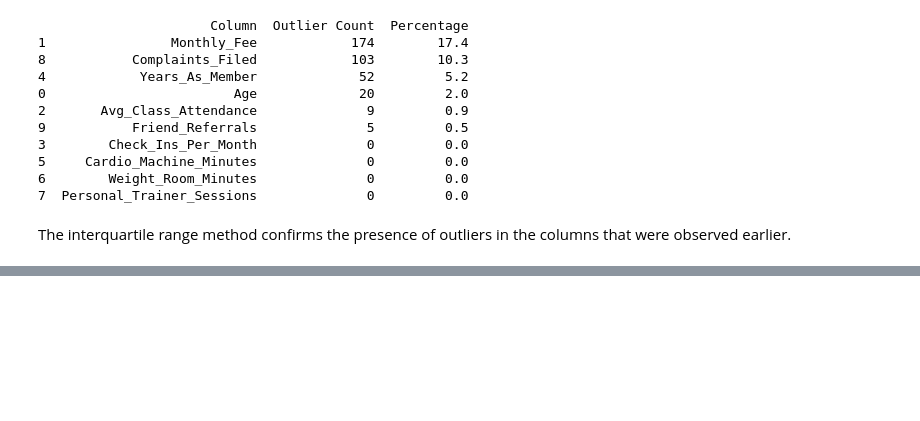
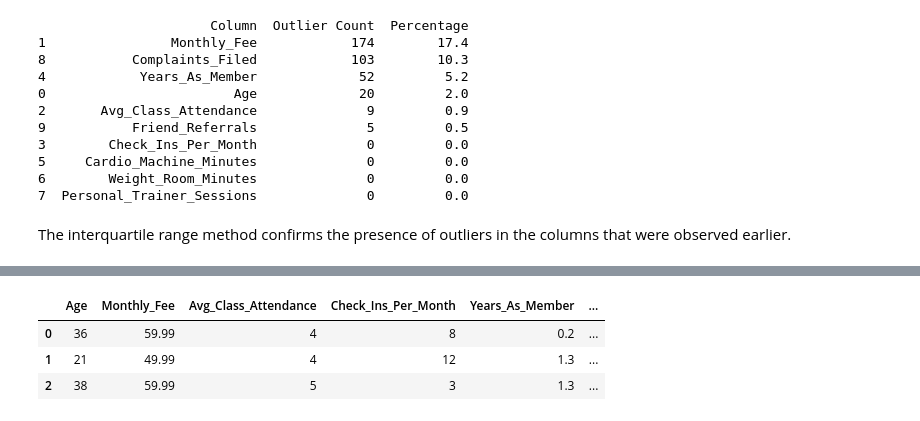
Before and after one commit to Tietaar/Gym-Churn-Project, a Jupyter notebook: notebook.ipynb, the cells around one changed output, grey strips where cells are left out. Saved outputs shown, nothing was run; the diff lists cells and outputs as text; code cells hidden in the pictures; blank space fills up the shorter version.

```diff
--- a/notebook.ipynb
+++ b/notebook.ipynb
@@ -737 +760,6 @@ df_clean["Age"].fillna(median_age, inplace=True)
 # %%
+#encode target variable using labelencoder
+
+target_encoder = LabelEncoder()
+
+df_clean['Subscription_Status'] = target_encoder.fit_transform(df_clean['Subscription_Status'])
@@ -743,0 +786,6 @@ array([ 36,  21,  38,  41,  40,  45,  43,  39,  34,  18,  37,  22,  24,
+# %%
+# Encode categorical columns
+categorical_cols = ['Gender','Home_Branch','Payment_Method','Locker_Rented','Favorite_Workout_Time']
+
+df_encoded = pd.get_dummies(df_clean, columns= categorical_cols, drop_first = True)
+df_encoded.head()
@@ -743,0 +799,13 @@ array([ 36,  21,  38,  41,  40,  45,  43,  39,  34,  18,  37,  22,  24,
+# %%
+# Convert all Boolean (True/False) columns into 1 and 0 integers
+df_encoded = df_encoded.astype(
+    {col: int for col in df_encoded.select_dtypes(include=["bool"]).columns}
+)
+
+# View the first 3 rows to confirm everything looks perfectly uniform
+df_encoded.head(3)
+# %% [output]
+|  | Age | Monthly_Fee | Avg_Class_Attendance | Check_Ins_Per_Month | Years_As_Member | ... |
+| 0 | 36 | 59.99 | 4 | 8 | 0.2 | ... |
+| 1 | 21 | 49.99 | 4 | 12 | 1.3 | ... |
+| 2 | 38 | 59.99 | 5 | 3 | 1.3 | ... |
```
Also changed, not shown: parts of 19 cells of this notebook.
